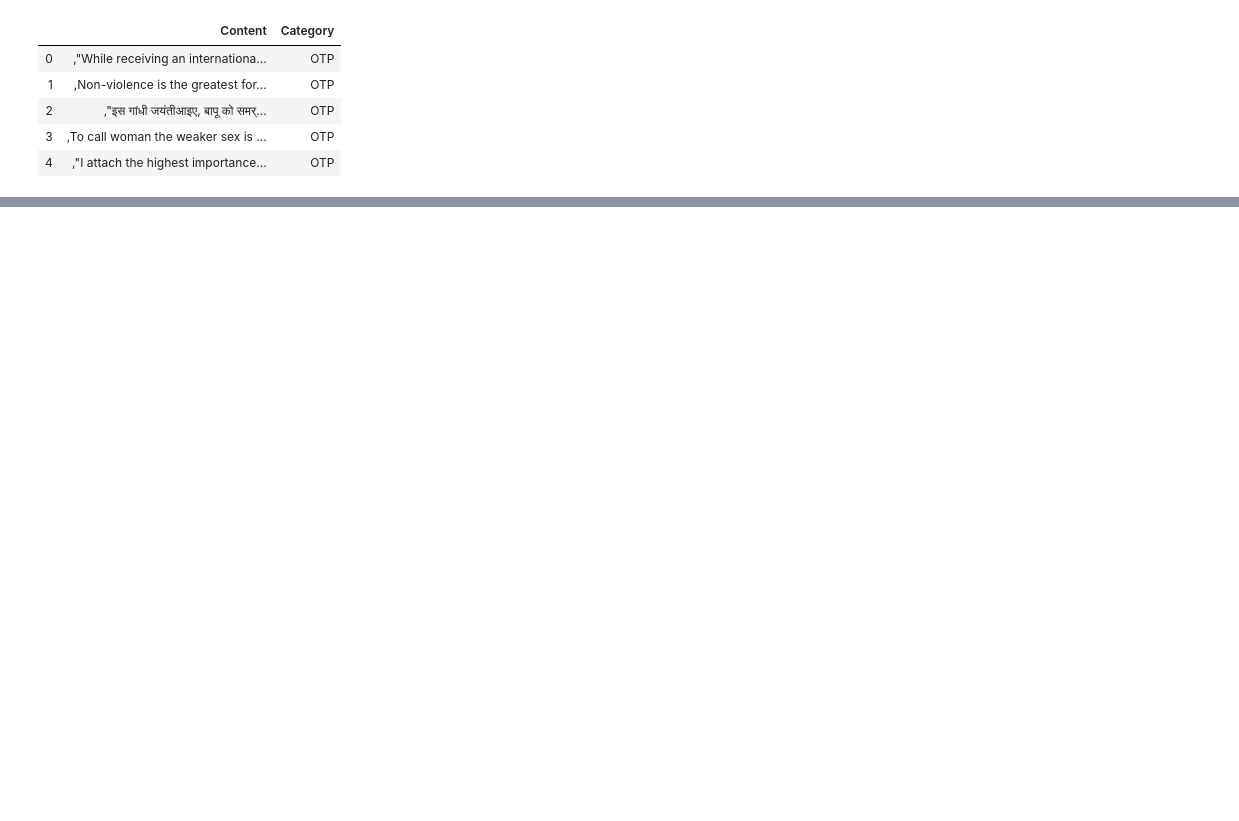
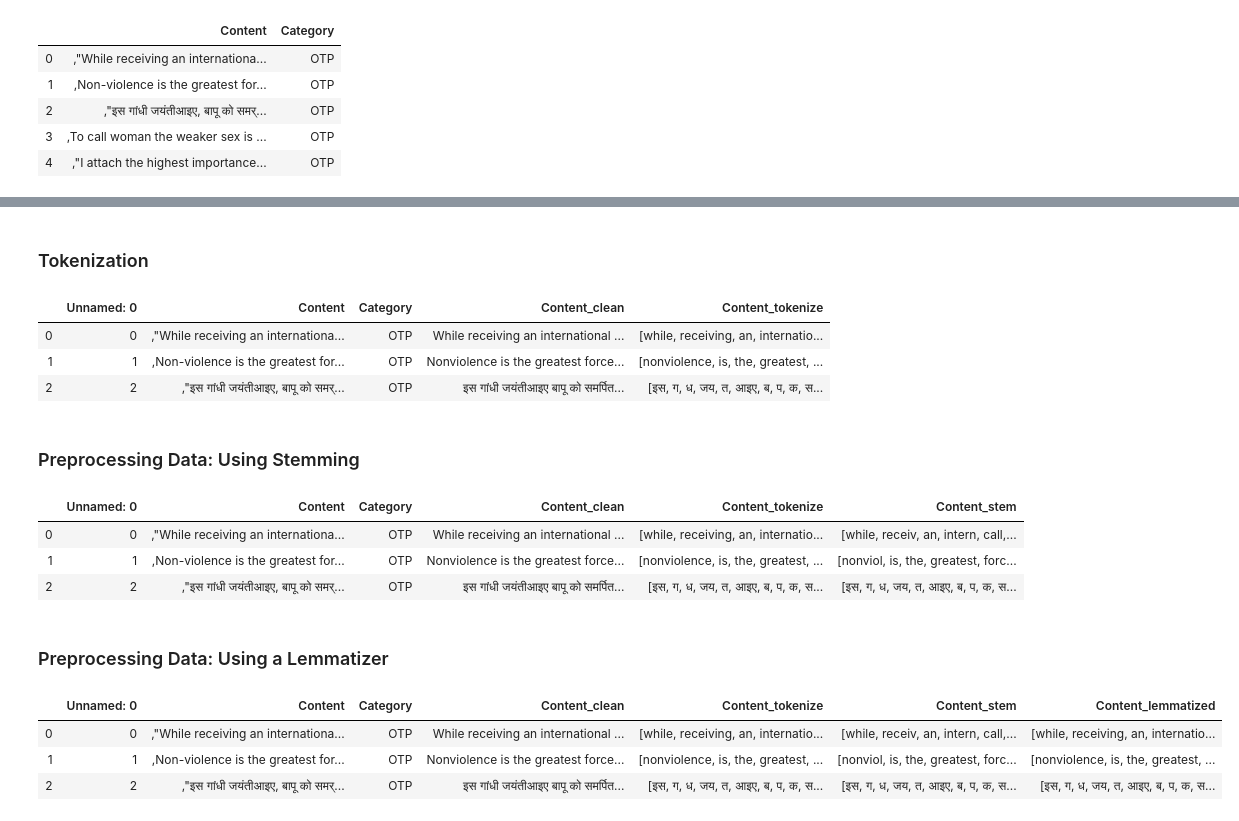
Before and after one commit to capitallatera/Project_1, a Jupyter notebook: Model_1.ipynb, the cells around one changed output, grey strips where cells are left out. Saved outputs shown, nothing was run; the diff lists cells and outputs as text; code cells hidden in the pictures; blank space fills up the shorter version.

```diff
--- a/Model_1.ipynb
+++ b/Model_1.ipynb
@@ -35,0 +42,8 @@ X_train,X_test,y_train,y_test=train_test_split(df["Content"],df["Category"],test
+# %%
+# Function to remove Punctuation
+def remove_punct(text):
+    if text != 0:
+        text_nopunct="".join([char for char in text if char not in string.punctuation])
+        return text_nopunct
+df["Content_clean"]=df["Content"].apply(lambda x: remove_punct(x))
+df.head()
@@ -35,0 +57,53 @@ X_train,X_test,y_train,y_test=train_test_split(df["Content"],df["Category"],test
+# %% [markdown]
+### Tokenization
+# %%
+import re
+
+# Function to Tokenize Words
+def tokenize(text):
+    if text != None:
+        tokens=re.split('\W+',text.lower())
+        return tokens
+# %%
+df["Content_tokenize"]=df["Content_clean"].apply(lambda x: tokenize(x))
+df.head(3)
+# %% [output]
+|  | Unnamed: 0 | Content | Category | Content_clean | Content_tokenize |
+| 0 | 0 | ,"While receiving an internationa... | OTP | While receiving an international ... | [while, receiving, an, internatio... |
+| 1 | 1 | ,Non-violence is the greatest for... | OTP | Nonviolence is the greatest force... | [nonviolence, is, the, greatest, ... |
+| 2 | 2 | ,"इस गांधी जयंतीआइए, बापू को समर्... | OTP | इस गांधी जयंतीआइए बापू को समर्पित... | [इस, ग, ध, जय, त, आइए, ब, प, क, स... |
+# %% [markdown]
+### Preprocessing Data: Using Stemming
+# %%
+import nltk
+ps=nltk.PorterStemmer()
+
+def stemming(tokenized_text):
+    if tokenized_text != None:
+        text=[ps.stem(word) for word in tokenized_text]
+        return text
+
+df["Content_stem"]=df["Content_tokenize"].apply(lambda x:stemming(x))
+df.head(3)
+# %% [output]
+|  | Unnamed: 0 | Content | Category | Content_clean | Content_tokenize | Content_stem |
+| 0 | 0 | ,"While receiving an internationa... | OTP | While receiving an international ... | [while, receiving, an, internatio... | [while, receiv, an, intern, call,... |
+| 1 | 1 | ,Non-violence is the greatest for... | OTP | Nonviolence is the greatest force... | [nonviolence, is, the, greatest, ... | [nonviol, is, the, greatest, forc... |
+| 2 | 2 | ,"इस गांधी जयंतीआइए, बापू को समर्... | OTP | इस गांधी जयंतीआइए बापू को समर्पित... | [इस, ग, ध, जय, त, आइए, ब, प, क, स... | [इस, ग, ध, जय, त, आइए, ब, प, क, स... |
+# %% [markdown]
+### Preprocessing Data: Using a Lemmatizer
+# %%
+wn=nltk.WordNetLemmatizer()
+
+def lemmatizing(tokenized_text):
+    if tokenized_text != None:
+        text=[wn.lemmatize(word) for word in tokenized_text]
+        return text
+
+df["Content_lemmatized"]=df["Content_tokenize"].apply(lambda x: lemmatizing(x))
+df.head(3)
+# %% [output]
+|  | Unnamed: 0 | Content | Category | Content_clean | Content_tokenize | Content_stem | Content_lemmatized |
+| 0 | 0 | ,"While receiving an internationa... | OTP | While receiving an international ... | [while, receiving, an, internatio... | [while, receiv, an, intern, call,... | [while, receiving, an, internatio... |
+| 1 | 1 | ,Non-violence is the greatest for... | OTP | Nonviolence is the greatest force... | [nonviolence, is, the, greatest, ... | [nonviol, is, the, greatest, forc... | [nonviolence, is, the, greatest, ... |
+| 2 | 2 | ,"इस गांधी जयंतीआइए, बापू को समर्... | OTP | इस गांधी जयंतीआइए बापू को समर्पित... | [इस, ग, ध, जय, त, आइए, ब, प, क, स... | [इस, ग, ध, जय, त, आइए, ब, प, क, स... | [इस, ग, ध, जय, त, आइए, ब, प, क, स... |
```
Also changed, not shown: parts of 21 cells of this notebook.
